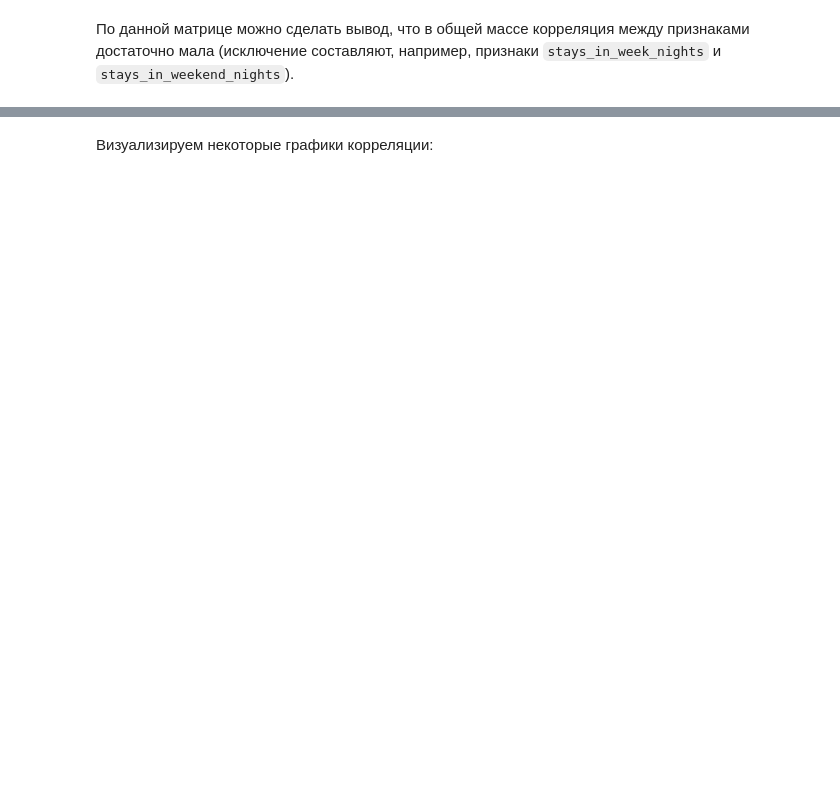
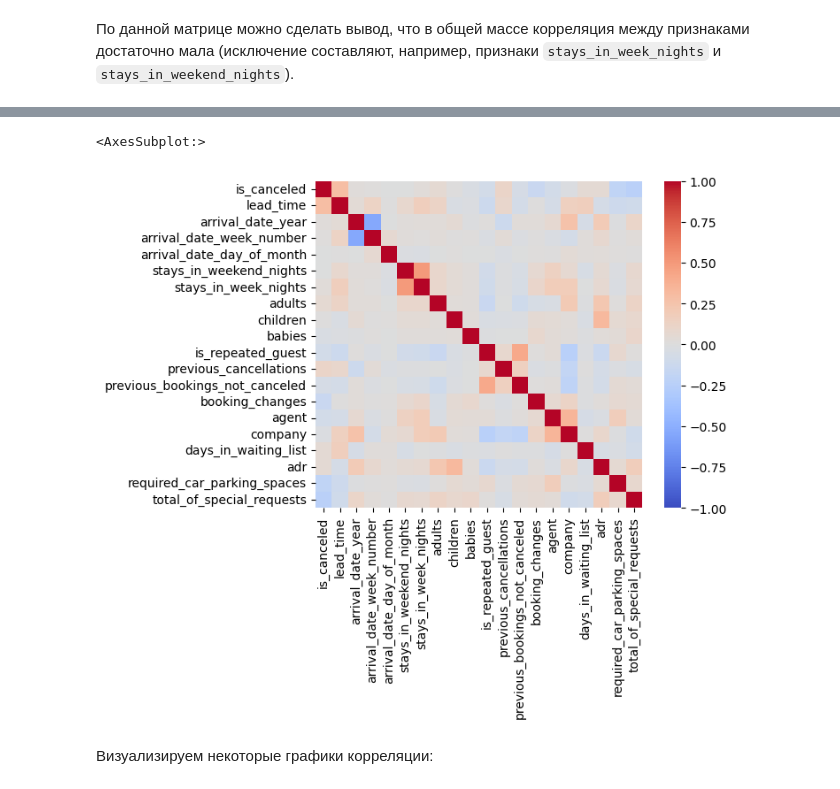
Before and after one commit to BadRedSL/UNNMachineLearningCourse, a Jupyter notebook: LaboratoryWork1/LaboratoryWork1.ipynb, the cells around one changed output, grey strips where cells are left out. Cells and saved outputs as stored; diff of their text form; code cells hidden in the pictures; blank space fills up the shorter version.

```diff
--- a/LaboratoryWork1/LaboratoryWork1.ipynb
+++ b/LaboratoryWork1/LaboratoryWork1.ipynb
@@ -220,2 +224,8 @@ data.corr(numeric_only=True)
+# %%
+corr_mat = data.corr(numeric_only=True)
+sns.heatmap(corr_mat, square=True, fmt='.2f', vmin=-1, vmax=1, cmap='coolwarm')
+# %% [output]
+<AxesSubplot:>
+[figure, added]
 # %% [markdown]
 Визуализируем некоторые графики корреляции:
```
Also changed, not shown: parts of 12 cells of this notebook.
